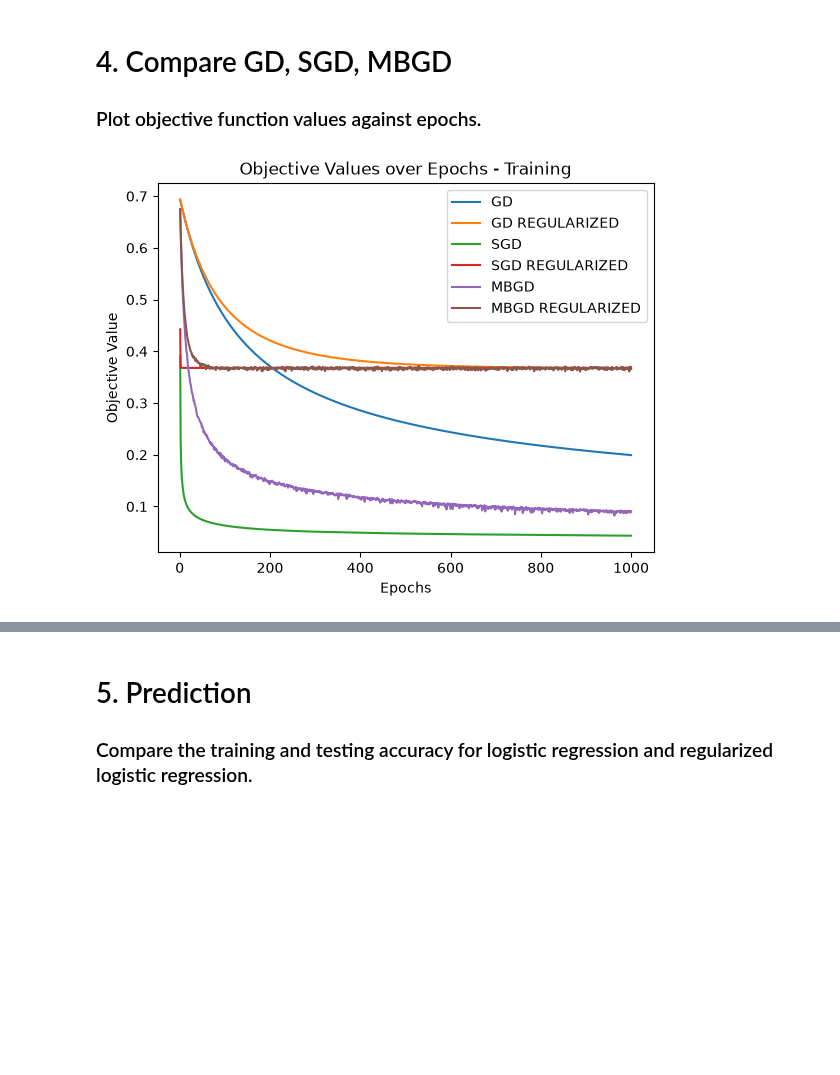
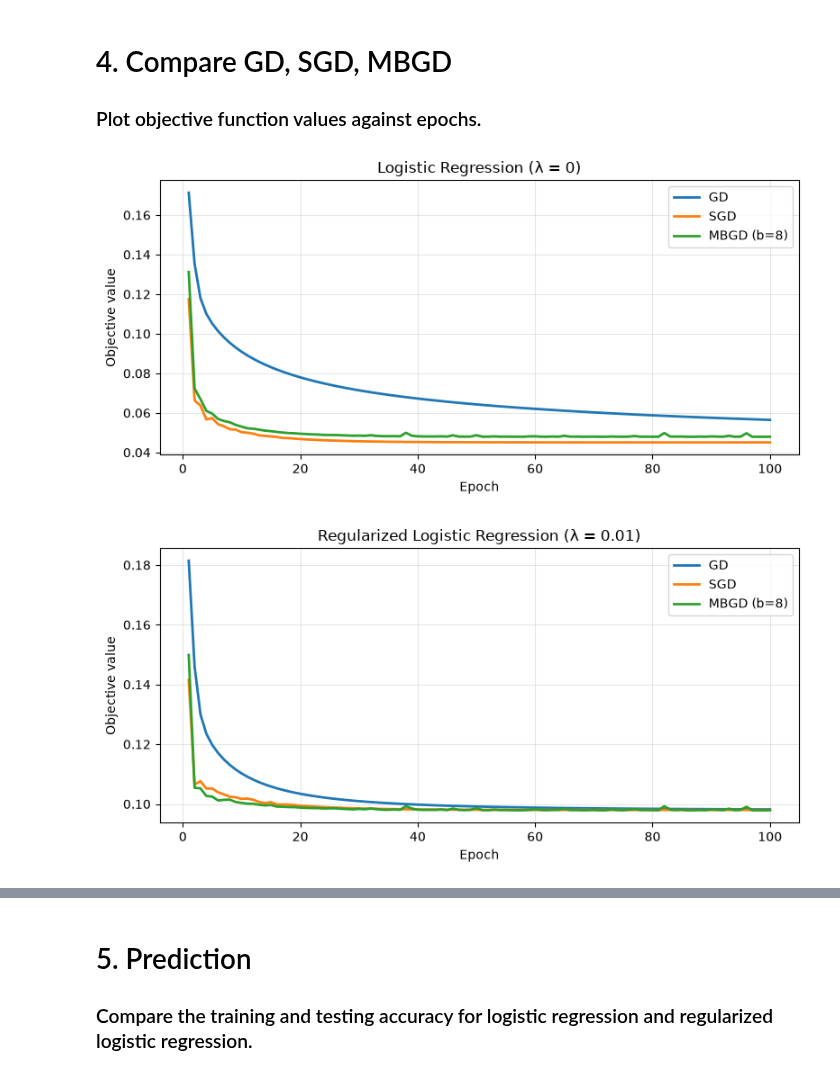
Before and after one commit to MandarBavdane/CS583-DL, a Jupyter notebook: Assignment_1/Logistic_Regression_with_Numpy-1_Solution.ipynb, the cells around one changed output, grey strips where cells are left out. Drawn from its saved outputs; the diff is of its cells as text; code cells hidden in the pictures; blank space fills up the shorter version.

```diff
--- a/Assignment_1/Logistic_Regression_with_Numpy-1_Solution.ipynb
+++ b/Assignment_1/Logistic_Regression_with_Numpy-1_Solution.ipynb
@@ -451,5 +449,9 @@ Use mbgd function to obtain your optimal weights and a list of objective values
 # %%
 # Train logistic regression
 # You should get the optimal weights and a list of objective values by using gradient_descent function.
-w = np.zeros(x_train.shape[1])
-w_optimal_mbgd, objvals_mbgd = mbgd(x_train.values, y_train.values, 0, 0.002, w, 1000)
+
+np.random.seed(0)
+lam = 0
+w_init = np.zeros((d, 1))
+learning_rate = 0.5
+w_mbgd, objvals_mbgd = mbgd(x_train, y_train, lam, learning_rate, w_init, max_epoch=100)
@@ -456,5 +476,9 @@ w_optimal_mbgd, objvals_mbgd = mbgd(x_train.values, y_train.values, 0, 0.002, w,
 # %%
-# Train regularized logistric regression
+# Train Regularized Logistic regression
 # You should get the optimal weights and a list of objective values by using gradient_descent function.
-w = np.zeros(x_train.shape[1])
-w_optimal_reg_mbgd, objvals_mbgd_reg = mbgd(x_train.values, y_train.values, 0.6, 0.002,w, 1000)
+
+np.random.seed(0)
+lam = 1E-2
+w_init = np.zeros((d, 1))
+learning_rate = 0.5
+w_mbgd_reg, objvals_mbgd_reg = mbgd(x_train, y_train, lam, learning_rate, w_init, max_epoch=100)
@@ -462,23 +504,38 @@ w_optimal_reg_mbgd, objvals_mbgd_reg = mbgd(x_train.values, y_train.values, 0.6,
 # 4. Compare GD, SGD, MBGD
 
 ### Plot objective function values against epochs.
-# %%
-import matplotlib.pyplot as plt
-%matplotlib inline
-
-epochs = range(1,1001)
-
-# Plotting
-plt.plot(epochs, objvals, label='GD')
-plt.plot(epochs, objvals_reg, label='GD REGULARIZED')
-plt.plot(epochs, objvals_sgd, label='SGD')
-plt.plot(epochs, objvals_sgd_reg, label='SGD REGULARIZED')
-plt.plot(epochs, objvals_mbgd, label='MBGD')
-plt.plot(epochs, objvals_mbgd_reg, label='MBGD REGULARIZED')
-plt.xlabel('Epochs')
-plt.ylabel('Objective Value')
-plt.title('Objective Values over Epochs - Training')
-plt.legend()
-plt.show()
-# %% [output]
-[figure, removed]
+# %%
+import matplotlib.pyplot as plt
+%matplotlib inline
+
+epochs = np.arange(1, 101)
+
+# Logistic regression (lam = 0)
+fig = plt.figure(figsize=(8, 4))
+plt.plot(epochs, objvals_gd, label='GD', linewidth=2)
+plt.plot(epochs, objvals_sgd, label='SGD', linewidth=2)
+plt.plot(epochs, objvals_mbgd, label='MBGD (b=8)', linewidth=2)
+plt.title('Logistic Regression (λ = 0)')
+plt.xlabel('Epoch')
+plt.ylabel('Objective value')
+plt.legend()
+plt.grid(True, alpha=0.3)
+plt.tight_layout()
+plt.show()
+
+
+# Regularized logistic regression (lam = 0.01)
+fig = plt.figure(figsize=(8, 4))
+plt.plot(epochs, objvals_gd_reg, label='GD', linewidth=2)
+plt.plot(epochs, objvals_sgd_reg, label='SGD', linewidth=2)
+plt.plot(epochs, objvals_mbgd_reg, label='MBGD (b=8)', linewidth=2)
+plt.title('Regularized Logistic Regression (λ = 0.01)')
+plt.xlabel('Epoch')
+plt.ylabel('Objective value')
+plt.legend()
+plt.grid(True, alpha=0.3)
+plt.tight_layout()
+plt.show()
+# %% [output]
+[figure, added]
+[figure, added]
```
Also changed, not shown: parts of 64 cells of this notebook, 2 other files.
